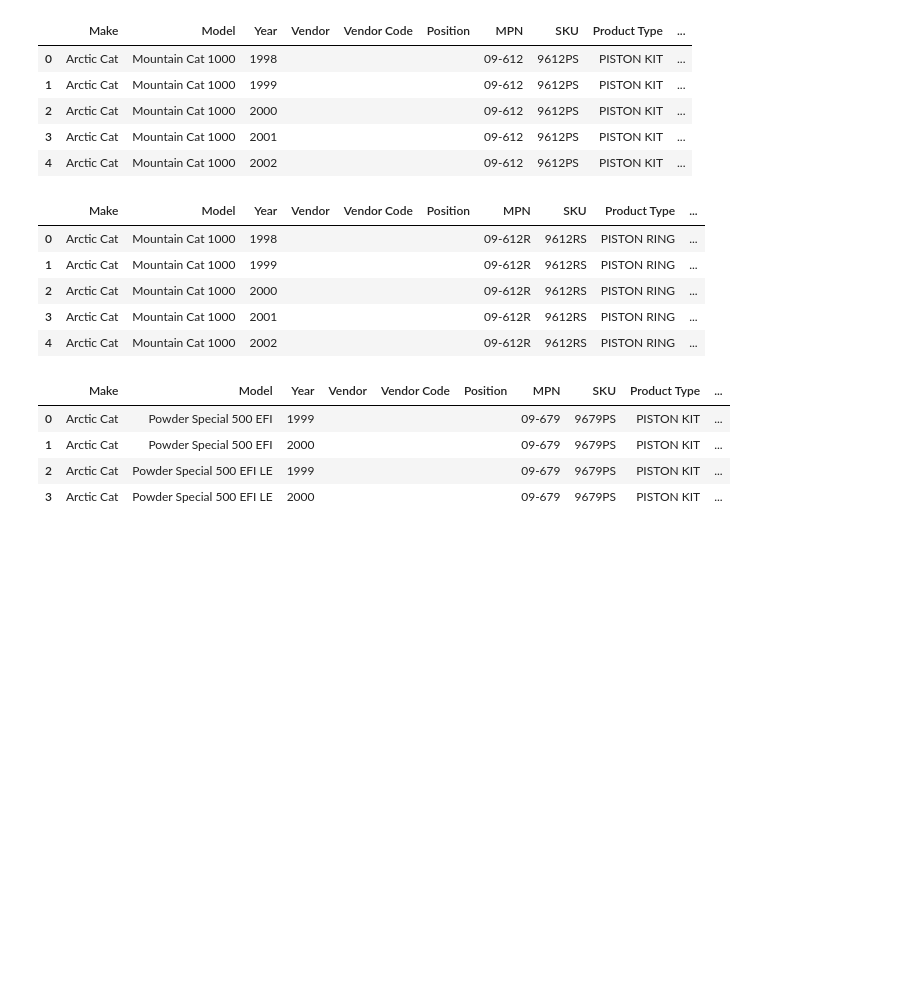
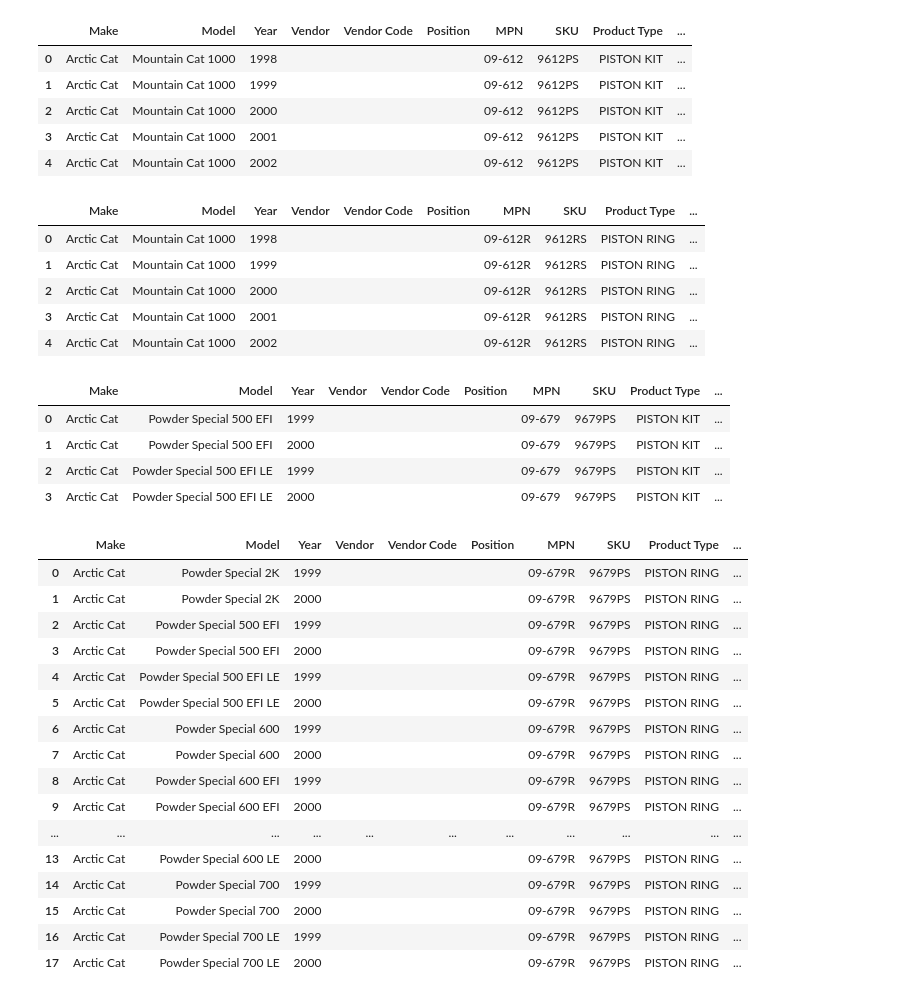
Before and after one commit to jeespenorio/JupyterWorkflow_AutodistTemplate, a Jupyter notebook: Revised Template V1.2.ipynb, the cells around one changed output. Drawn from its saved outputs; the diff is of its cells as text; code cells hidden in the pictures; blank space fills up the shorter version.

```diff
--- a/Revised Template V1.2.ipynb
+++ b/Revised Template V1.2.ipynb
@@ -3717,8 +3717,17 @@ def create_autodist_template(make, model, year, vendor, vendorcode, position, mp
 # List of specific models with their notes and years
 model_info = [
     #D
-    {'make': 'Arctic Cat', 'models': ['Powder Special 500 EFI',
-                                      'Powder Special 500 EFI LE'
+    {'make': 'Arctic Cat', 'models': ['Powder Special 2K',
+                                        'Powder Special 500 EFI',
+                                        'Powder Special 500 EFI LE',
+                                        'Powder Special 600',
+                                        'Powder Special 600 EFI',
+                                        'Powder Special 600 EFI LE',
+                                        'Powder Special 600 LE',
+                                        'Powder Special 700',
+                                        'Powder Special 700 LE',
+
+
 
                                      ], 'notes': 'SIZE: 71.00MM; REF: 2393; OEM: 3005-250', 'years': list(range(1999, 2001))},
    ]
@@ -3740,32 +3749,50 @@ dfs = []
 
 # Loop through each model and generate autodistribution data
 for info in model_info:
     for model in info['models']:
         # Create an instance of Autodist_temp for the current model
         autodist_template = create_autodist_template(
             make=info['make'],
             model=model,
             year=None,  # 'year' is not used in the template directly
             vendor='',
             vendorcode='',
             position='',
-            mpn='09-679',
+            mpn='09-679R',
             sku='9679PS',
-            pro_type='PISTON KIT',
+            pro_type='PISTON RING',
             vendornotes=info['notes']
         )
 
         # Create an instance of AutodistGenerator using the template, models, and years
         generator = AutodistGenerator(autodist_template, [model], info['years'])
 
         # Generate autodistribution data
         df = generator.generate_autodist()
 
         # Append the DataFrame to the list
         dfs.append(df)
 
 # Concatenate all DataFrames into one
 final_df = pd.concat(dfs, ignore_index=True)
 
 # Print or display the generated DataFrame
 final_df
+# %% [output]
+|  | Make | Model | Year | Vendor | Vendor Code | Position | MPN | SKU | Product Type | ... |
+| 0 | Arctic Cat | Powder Special 2K | 1999 |  |  |  | 09-679R | 9679PS | PISTON RING | ... |
+| 1 | Arctic Cat | Powder Special 2K | 2000 |  |  |  | 09-679R | 9679PS | PISTON RING | ... |
+| 2 | Arctic Cat | Powder Special 500 EFI | 1999 |  |  |  | 09-679R | 9679PS | PISTON RING | ... |
+| 3 | Arctic Cat | Powder Special 500 EFI | 2000 |  |  |  | 09-679R | 9679PS | PISTON RING | ... |
+| 4 | Arctic Cat | Powder Special 500 EFI LE | 1999 |  |  |  | 09-679R | 9679PS | PISTON RING | ... |
+| 5 | Arctic Cat | Powder Special 500 EFI LE | 2000 |  |  |  | 09-679R | 9679PS | PISTON RING | ... |
+| 6 | Arctic Cat | Powder Special 600 | 1999 |  |  |  | 09-679R | 9679PS | PISTON RING | ... |
+| 7 | Arctic Cat | Powder Special 600 | 2000 |  |  |  | 09-679R | 9679PS | PISTON RING | ... |
+| 8 | Arctic Cat | Powder Special 600 EFI | 1999 |  |  |  | 09-679R | 9679PS | PISTON RING | ... |
+| 9 | Arctic Cat | Powder Special 600 EFI | 2000 |  |  |  | 09-679R | 9679PS | PISTON RING | ... |
+| ... | ... | ... | ... | ... | ... | ... | ... | ... | ... | ... |
+| 13 | Arctic Cat | Powder Special 600 LE | 2000 |  |  |  | 09-679R | 9679PS | PISTON RING | ... |
+| 14 | Arctic Cat | Powder Special 700 | 1999 |  |  |  | 09-679R | 9679PS | PISTON RING | ... |
+| 15 | Arctic Cat | Powder Special 700 | 2000 |  |  |  | 09-679R | 9679PS | PISTON RING | ... |
+| 16 | Arctic Cat | Powder Special 700 LE | 1999 |  |  |  | 09-679R | 9679PS | PISTON RING | ... |
+| 17 | Arctic Cat | Powder Special 700 LE | 2000 |  |  |  | 09-679R | 9679PS | PISTON RING | ... |
```
Also changed, not shown: parts of 34 cells of this notebook, 1 other file.
